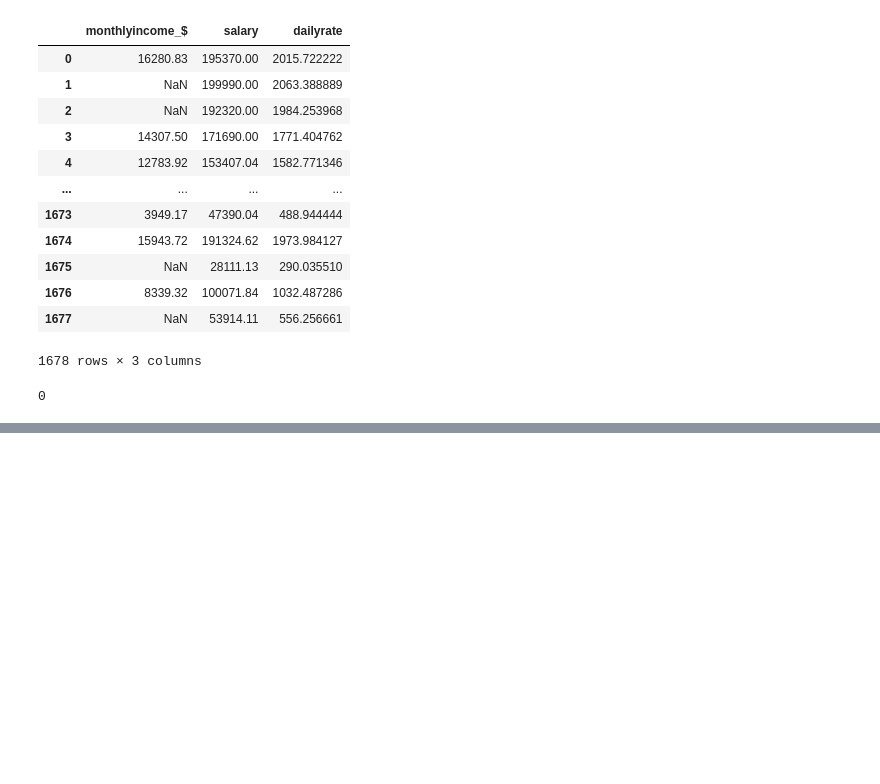
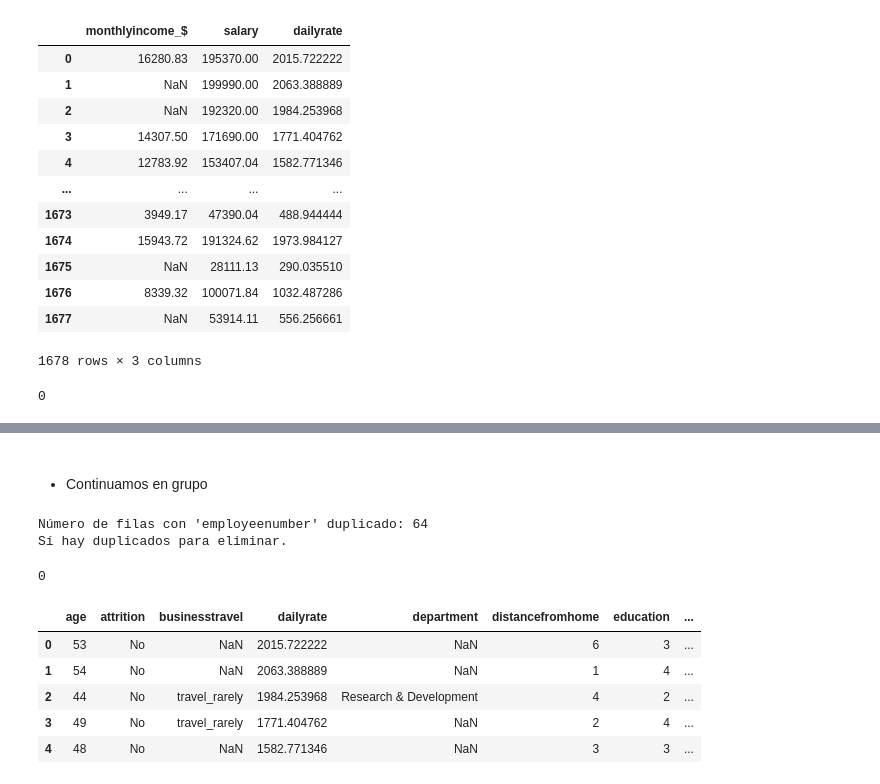
Before and after one commit to ana-nobre/Talent-Optimization-for-Corporation-HR-Data-Analytics, a Jupyter notebook: datalimpia.ipynb, the cells around one changed output, grey strips where cells are left out. Cells and saved outputs as stored; diff of their text form; code cells hidden in the pictures; blank space fills up the shorter version.

```diff
--- a/datalimpia.ipynb
+++ b/datalimpia.ipynb
@@ -206,3 +206,12 @@ df_limpio["worklifebalance"] = pd.to_numeric(df_limpio["worklifebalance"], error
+# %%
+# gestion nulos de 'worklifebalance'
+df_limpio["worklifebalance"] = df_limpio["worklifebalance"].fillna("Unknown")
+# %%
+# Paso 1: Asegurar que los valores estén en formato numérico (float) y limpiar
+df_limpio["performancerating"] = df_limpio["performancerating"].astype(str).str.replace(",", ".").astype(float)
+
+# Paso 2: Reemplazar los NaN por 0
+df_limpio["performancerating"] = df_limpio["performancerating"].fillna(0)
 # %%
 # 'performancerating' cambiar de objeto a numeric
 df_limpio["performancerating"] = pd.to_numeric(df_limpio["performancerating"], errors="coerce")
@@ -234,0 +255,23 @@ memory usage: 498.2+ KB
+# %%
+#—————_Funcion para sustituir ————————
+
+media_ft = df_limpio[df_limpio["standardhours"] == "Full Time"]["monthlyincome_$"].mean()
+media_pt = df_limpio[df_limpio["standardhours"] == "Part Time"]["monthlyincome_$"].mean()
+
+def rellenar_tipo_jornada(salario):
+    # Si el "monthlyincome" está vacío (NaN), no se puede decidir el tipo de jornada
+    # Entonces devolvemos "Unknown" (desconocido)
+    if pd.isna(salario):
+        return "Unknown"
+
+    # Si la diferencia entre el salario y la media de jornada completa (Full Time)
+    # es menor que la diferencia con la media de jornada parcial (Part Time),
+    # significa que el salario está más cerca de Full Time
+    elif abs(salario - media_ft) < abs(salario - media_pt):
+        return "Full Time"
+
+    # En cualquier otro caso, consideramos que está más cerca de Part Time
+    else:
+        return "Part Time"
+
+df_limpio["standardhours"] = df_limpio["standardhours"].fillna(df_limpio["monthlyincome_$"].apply(rellenar_tipo_jornada))
@@ -607,0 +663,31 @@ print(df_carmen[['salary', 'monthlyincome', 'dailyrate']].head())'''
+# %% [markdown]
+###
+- Continuamos en grupo
+# %%
+df_definitivo = df_limpio.drop_duplicates(subset='employeenumber', keep='first')
+# %%
+# Comprueba cuántas filas son duplicadas basadas en 'employeenumber'
+num_duplicados = df_limpio.duplicated(subset='employeenumber').sum()
+
+print(f"Número de filas con 'employeenumber' duplicado: {num_duplicados}")
+
+if num_duplicados > 0:
+    print("Sí hay duplicados para eliminar.")
+else:
+    print("No hay duplicados en esa columna, el DataFrame no cambiará.")
+# %% [output]
+Número de filas con 'employeenumber' duplicado: 64
+Sí hay duplicados para eliminar.
+# %%
+df_definitivo.duplicated().sum()
+# %% [output]
+0
+# %%
+df_definitivo.head()
+# %% [output]
+|  | age | attrition | businesstravel | dailyrate | department | distancefromhome | education | ... |
+| 0 | 53 | No | NaN | 2015.722222 | NaN | 6 | 3 | ... |
+| 1 | 54 | No | NaN | 2063.388889 | NaN | 1 | 4 | ... |
+| 2 | 44 | No | travel_rarely | 1984.253968 | Research & Development | 4 | 2 | ... |
+| 3 | 49 | No | travel_rarely | 1771.404762 | NaN | 2 | 4 | ... |
+| 4 | 48 | No | NaN | 1582.771346 | NaN | 3 | 3 | ... |
```
Also changed, not shown: parts of 8 cells of this notebook.
